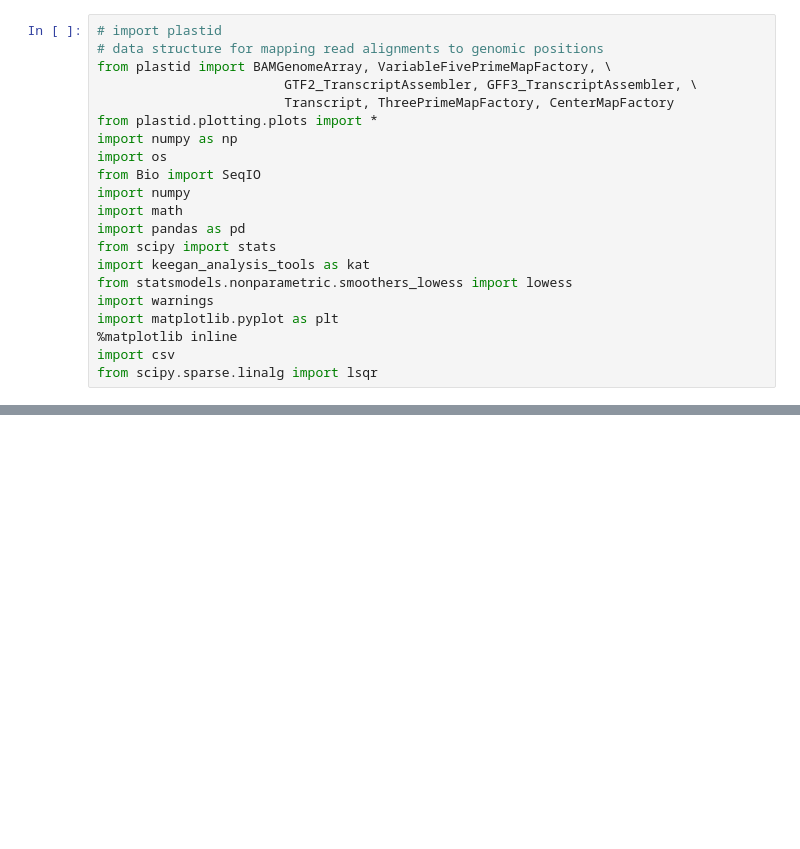
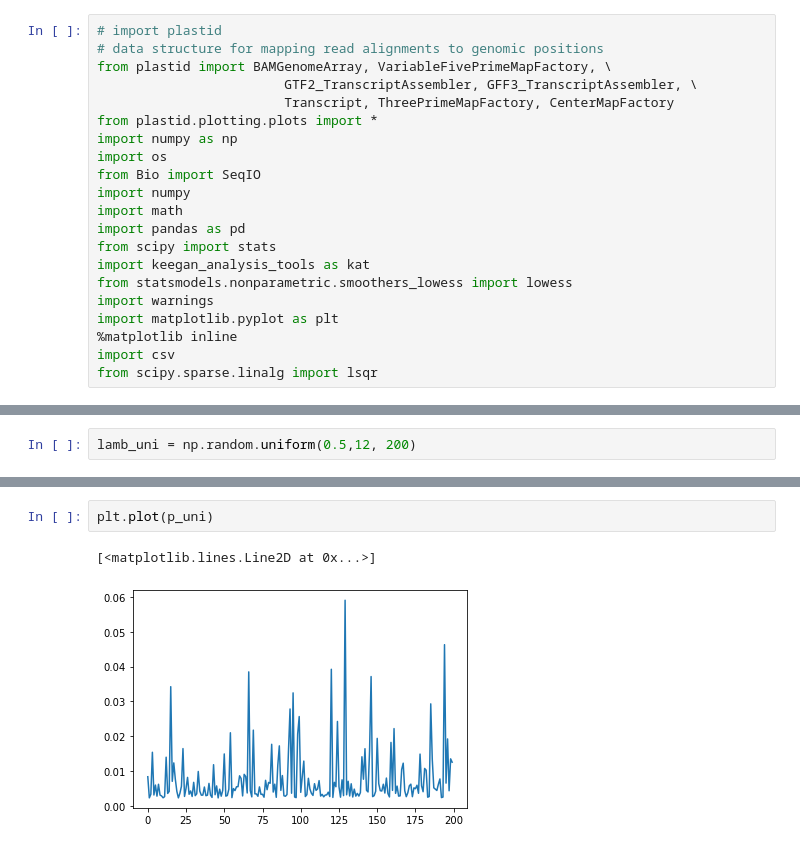
Before and after one commit to greenblattlab/Analysis_Of_Ribosome_Pausing, a Jupyter notebook: Simulation/rb_profile_simulator.ipynb, the cells around one changed output, grey strips where cells are left out. Saved outputs shown, nothing was run; the diff lists cells and outputs as text; blank space fills up the shorter version.

```diff
--- a/Simulation/rb_profile_simulator.ipynb
+++ b/Simulation/rb_profile_simulator.ipynb
@@ -46,0 +116,2 @@ array([0., 0., 0., 0., 0., 0., 0., 0., 0., 0., 0., 0., 0., 0., 0., 0., 0.,
+# %%
+lamb_uni = np.random.uniform(0.5,12, 200)
@@ -46,0 +136,5 @@ array([0., 0., 0., 0., 0., 0., 0., 0., 0., 0., 0., 0., 0., 0., 0., 0., 0.,
+# %%
+plt.plot(p_uni)
+# %% [output]
+[<matplotlib.lines.Line2D at 0x...>]
+[figure, added]
```
Also changed, not shown: parts of 17 cells of this notebook.
